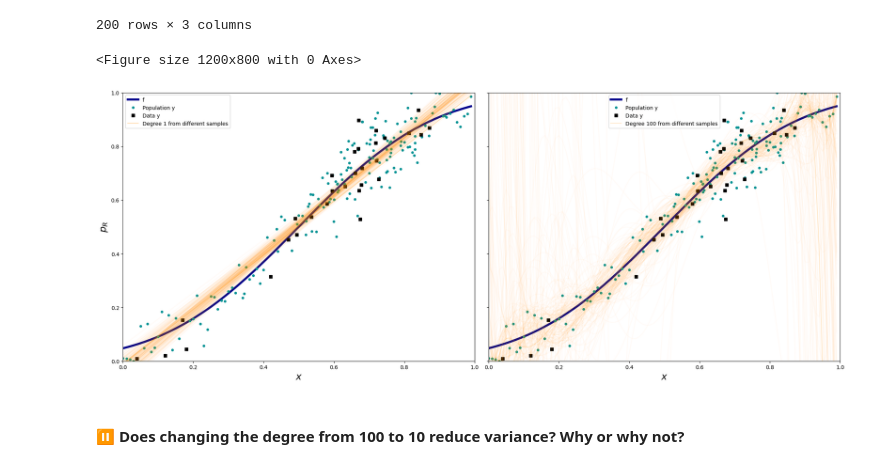
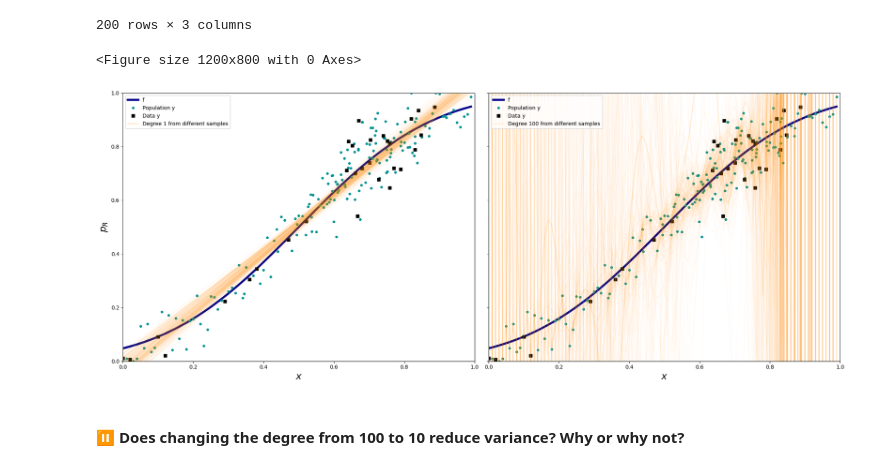
Before and after one commit to lovecrushfamily/2021-CS109A, a Jupyter notebook: content/lectures/lecture06/notebook/s4-exa2-challenge.ipynb, the cells around one changed output. Saved outputs shown, nothing was run; the diff lists cells and outputs as text; code cells hidden in the pictures.

```diff
--- a/content/lectures/lecture06/notebook/s4-exa2-challenge.ipynb
+++ b/content/lectures/lecture06/notebook/s4-exa2-challenge.ipynb
@@ -100,7 +100,7 @@ y = df.y.to_frame()
 # Function to compute the Polynomial Features for the data x
 # for the given degree d
 def polyshape(d, x):
-    return PolynomialFeatures(degree=d).fit_transform(x)
+    return PolynomialFeatures(degree=d).fit_transform(x.reshape(-1,1))
 # %%
 # Function to fit a Linear Regression model
 def make_predict_with_model(x, y, x_pred):
@@ -136,9 +136,14 @@ def gen(degree, num_sample, size, x, y):
         # Helper code to call the make_predict_with_model function to fit on the data
         indexes=np.sort(np.random.choice(x.shape[0], size=size, replace=False))
 
+        # Use .iloc to select rows based on the generated indices
+        # Also convert the selected dataframes back to numpy arrays for polyshape
+        x_sampled = x.iloc[indexes].values
+        y_sampled = y.iloc[indexes].values
+        x_full = x.values
+
         # lreg and y_pred hold the model and predicted values for the current sample
-        # Access the values using .iloc for both x and y with indexes
-        lreg, y_pred = make_predict_with_model(polyshape(degree, x.iloc[indexes]), y.iloc[indexes], polyshape(degree, x))
+        lreg, y_pred = make_predict_with_model(polyshape(degree, x_sampled), y_sampled, polyshape(degree, x_full))
 
         # Append the model and predicted values to the appropriate lists
         predicted_values.append(y_pred)
@@ -157,42 +162,41 @@ def gen(degree, num_sample, size, x, y):
 predicted_1, model_1 = gen(1, 200, 30, x, y);
 
 # Get results for degree 100
-predicted_100, model_100 = gen(10, 200, 30, x, y);
+predicted_100, model_100 = gen(100, 200, 30, x, y);
 # %%
 # Helper code to plot the data
 indexes = np.sort(np.random.choice(x.shape[0], size=30, replace=False))
 
 plt.figure(figsize = (12,8))
 axes=make_plot()
 
 # Plot for Degree 1
 axes[0].plot(x,f,label="f", color='darkblue',linewidth=4)
 axes[0].plot(x, y, '.', label="Population y", color='#009193',markersize=8)
 axes[0].plot(x.iloc[indexes], y.iloc[indexes], 's', color='black', label="Data y")
 
 for i,p in enumerate(predicted_1[:-1]):
     axes[0].plot(x,p,alpha=0.03,color='#FF9300')
 axes[0].plot(x, predicted_1[-1], alpha=0.3,color='#FF9300',label="Degree 1 from different samples")
 
 
 # Plot for Degree 100
 axes[1].plot(x,f,label="f", color='darkblue',linewidth=4)
 axes[1].plot(x, y, '.', label="Population y", color='#009193',markersize=8)
 axes[1].plot(x.iloc[indexes], y.iloc[indexes], 's', color='black', label="Data y")
 
 
 for i,p in enumerate(predicted_100[:-1]):
     axes[1].plot(x,p,alpha=0.03,color='#FF9300')
 axes[1].plot(x,predicted_100[-1],alpha=0.2,color='#FF9300',label="Degree 100 from different samples")
 
 axes[0].legend(loc='best')
 axes[1].legend(loc='best')
 
-plt.tight_layout();
 plt.show();
 # %% [output]
 <Figure size 1200x800 with 0 Axes>
-[figure, old version]
+[figure, new version]
 # %% [markdown]
 #### ⏸ Does changing the degree from 100 to 10 reduce variance? Why or why not?
 # %%
```
Also changed, not shown: parts of 1 cell of this notebook.
